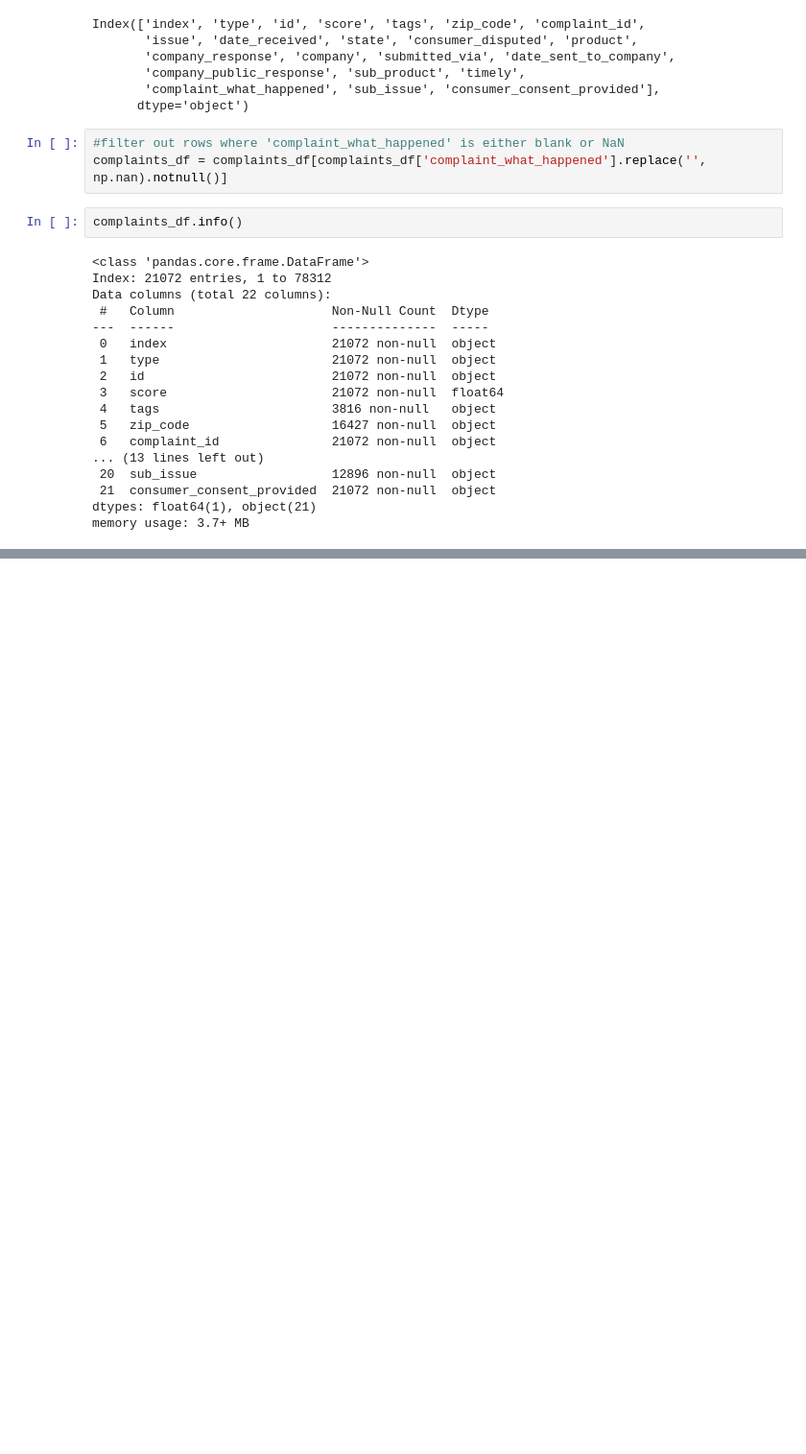
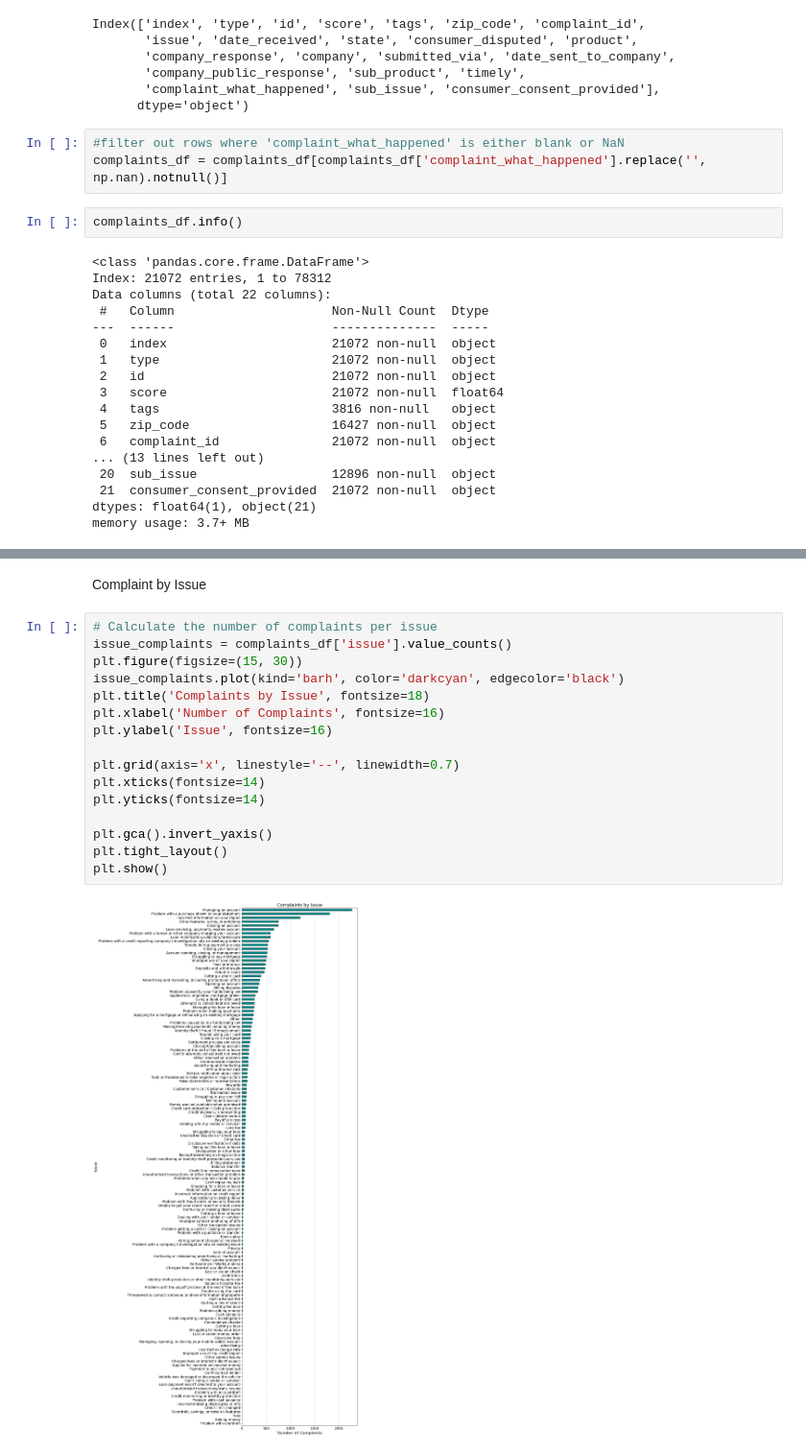
Before and after one commit to bhutto17/Automated-Customer-Complaints-Classification-Leveraging-NLP-and-Machine-Learning, a Jupyter notebook: Automated_Customer_Complaints_Classification_Leveraging_NLP_and_Machinne_Learning.ipynb, the cells around one changed output, grey strips where cells are left out. Shown at 96% size. Drawn from its saved outputs; the diff is of its cells as text; blank space fills up the shorter version.

```diff
--- a/Automated_Customer_Complaints_Classification_Leveraging_NLP_and_Machinne_Learning.ipynb
+++ b/Automated_Customer_Complaints_Classification_Leveraging_NLP_and_Machinne_Learning.ipynb
@@ -230,0 +279,20 @@ memory usage: 3.7+ MB
+# %% [markdown]
+Complaint by Issue
+# %%
+# Calculate the number of complaints per issue
+issue_complaints = complaints_df['issue'].value_counts()
+plt.figure(figsize=(15, 30))
+issue_complaints.plot(kind='barh', color='darkcyan', edgecolor='black')
+plt.title('Complaints by Issue', fontsize=18)
+plt.xlabel('Number of Complaints', fontsize=16)
+plt.ylabel('Issue', fontsize=16)
+
+plt.grid(axis='x', linestyle='--', linewidth=0.7)
+plt.xticks(fontsize=14)
+plt.yticks(fontsize=14)
+
+plt.gca().invert_yaxis()
+plt.tight_layout()
+plt.show()
+# %% [output]
+[figure, added]
```
Also changed, not shown: parts of 11 cells of this notebook.
